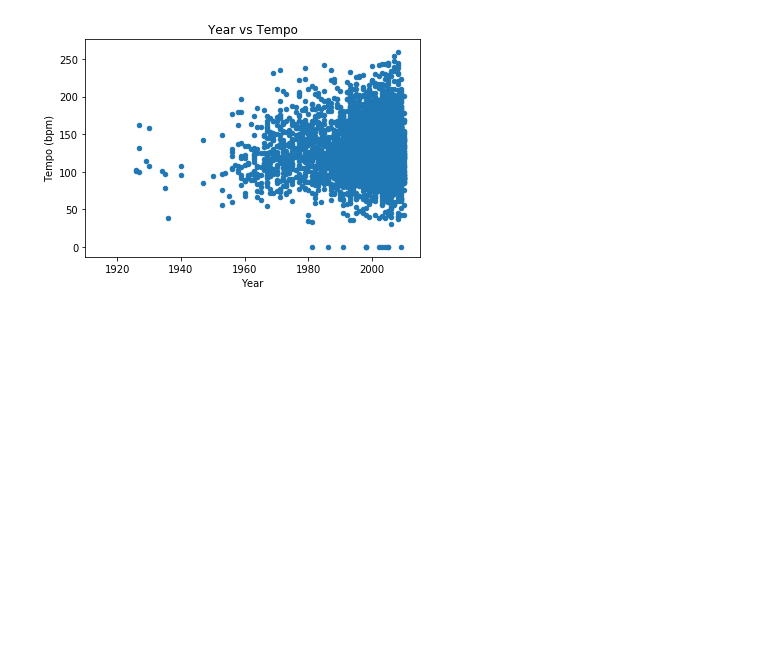
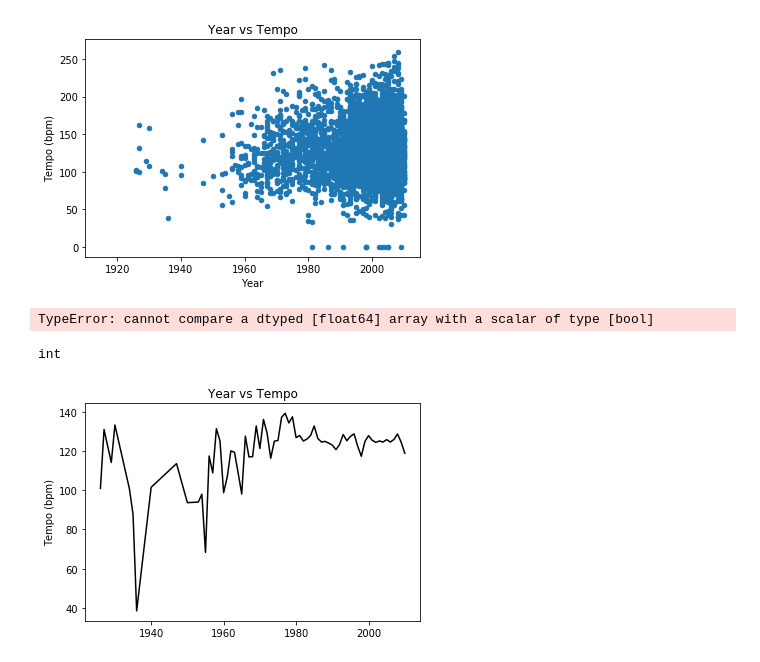
Before and after one commit to thefirebanks/SongPope, a Jupyter notebook: prelim_data_anal_Kyelee.ipynb, the cells around one changed output. Cells and saved outputs as stored; diff of their text form; code cells hidden in the pictures; blank space fills up the shorter version.

Commit message:
one more plot

```diff
--- a/prelim_data_anal_Kyelee.ipynb
+++ b/prelim_data_anal_Kyelee.ipynb
@@ -48,6 +48,30 @@ plt.show()
 # %% [output]
 <Figure size 432x288 with 0 Axes>
 [figure]
+# %%
+years = list(set(df.Year))
+del years[0]
+# %%
+mean_tempo = []
+for i in range(len(years)):
+    mean_tempo.append(df[(df.Year == years[i] & df.Tempo != 0)].Tempo.mean())
+# %% [output]
+TypeError: cannot compare a dtyped [float64] array with a scalar of type [bool]
+# %%
+type(years[0])
+# %% [output]
+int
+# %%
+fig = plt.figure()
+ax = fig.add_subplot(1, 1, 1)
+ax.plot(years, mean_tempo, '-k')
+# ax.set_xlim(1910, 2015)
+ax.set_title("Year vs Tempo")
+ax.set_ylabel("Tempo (bpm)")
+# plt.savefig('year_vs_tempo.png')
+plt.show()
+# %% [output]
+[figure, added]
 # %%
 fig = plt.figure()
 ax = df[df.Year != 0]['Year'].plot.hist(legend = None)
```
Also changed, not shown: parts of 1 cell of this notebook, 1 other file.
